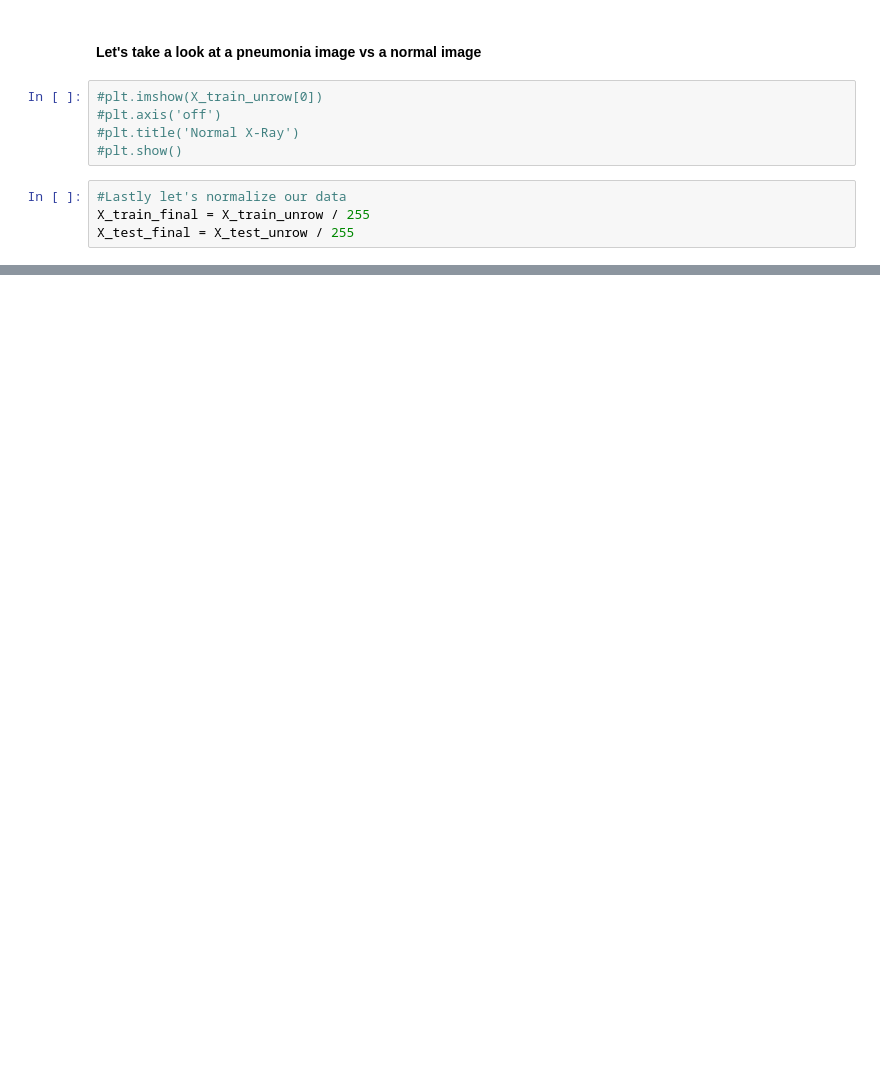
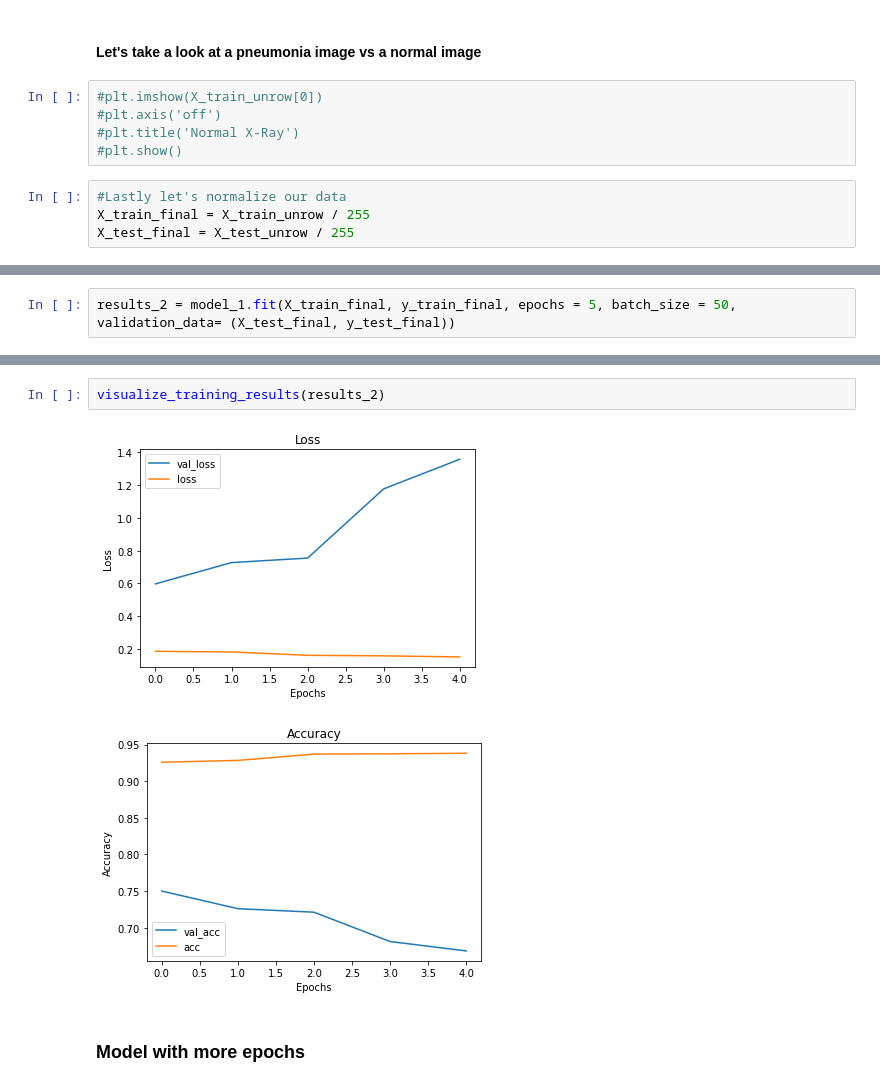
Before and after one commit to aharri123/Image-Classification, a Jupyter notebook: Image-Classification.ipynb, the cells around one changed output, grey strips where cells are left out. Drawn from its saved outputs; the diff is of its cells as text; blank space fills up the shorter version.

```diff
--- a/Image-Classification.ipynb
+++ b/Image-Classification.ipynb
@@ -275,0 +362,2 @@ Please provide data which shares the same first dimension.
+# %%
+results_2 = model_1.fit(X_train_final, y_train_final, epochs = 5, batch_size = 50, validation_data= (X_test_final, y_test_final))
@@ -275,0 +375,7 @@ Please provide data which shares the same first dimension.
+# %%
+visualize_training_results(results_2)
+# %% [output]
+[figure, added]
+[figure, added]
+# %% [markdown]
+### Model with more epochs ###
```
Also changed, not shown: parts of 34 cells of this notebook.
